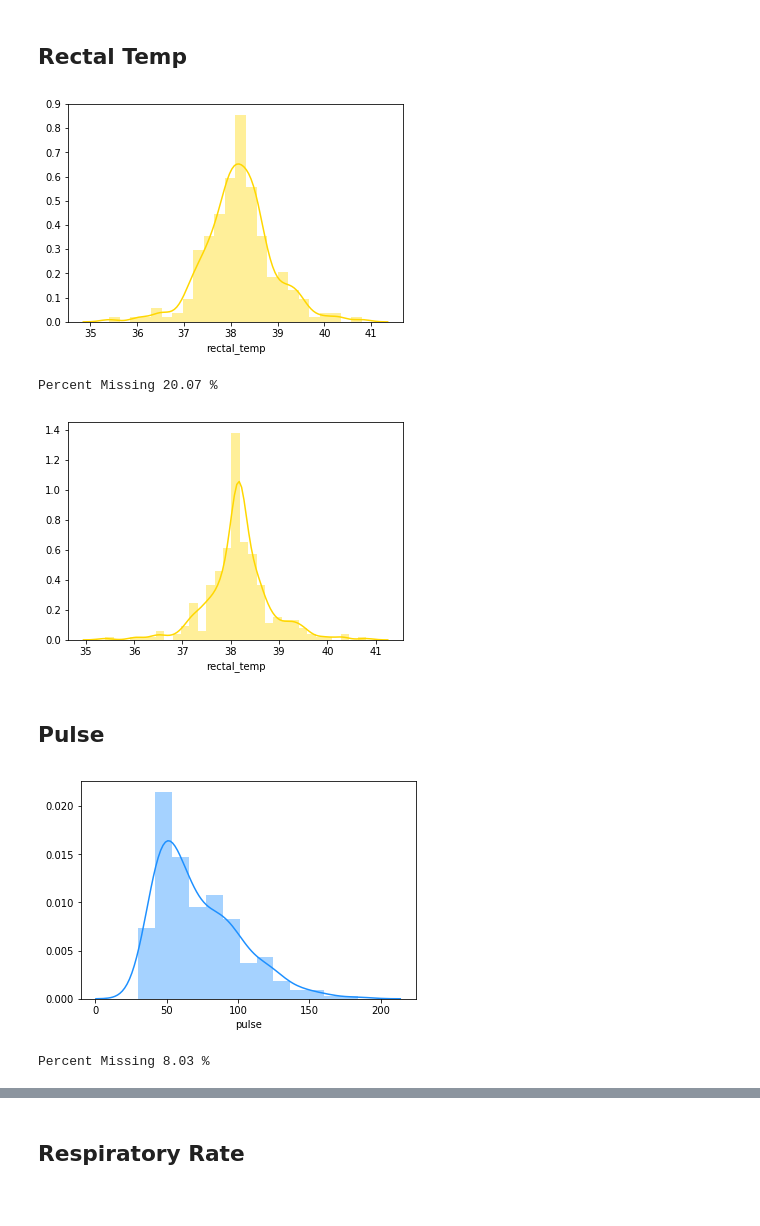
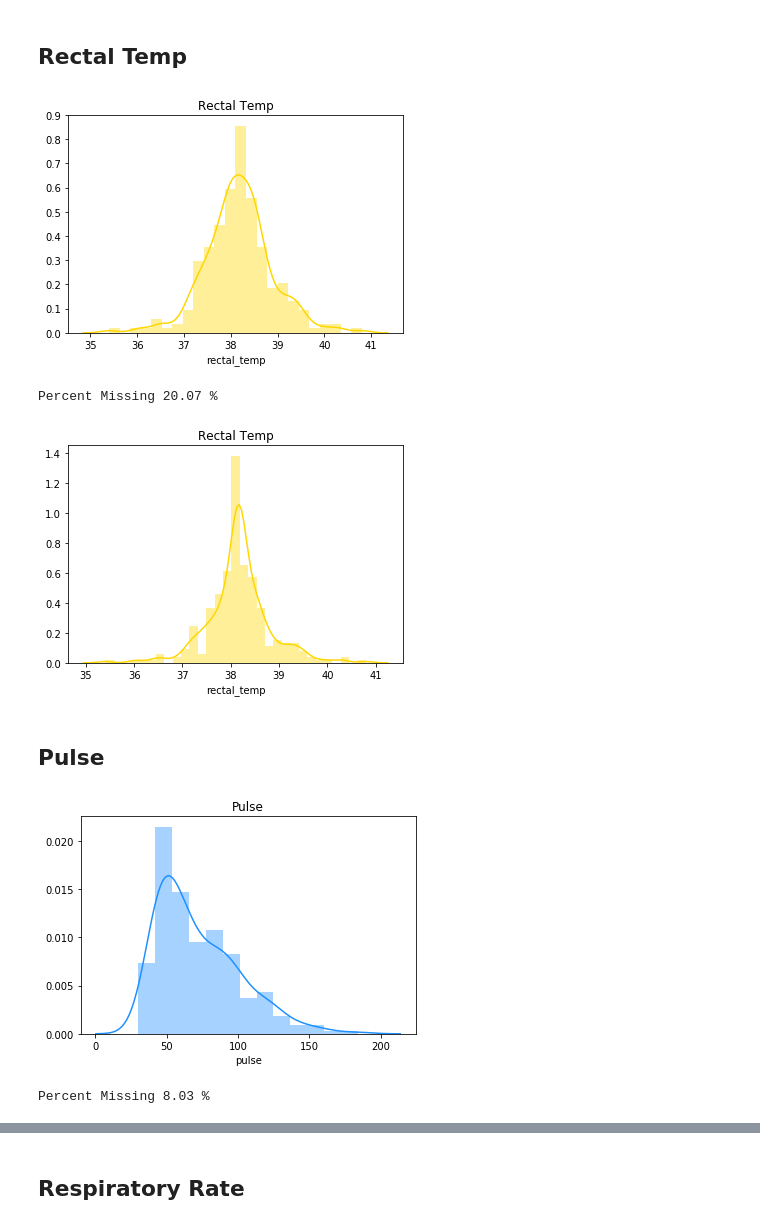
Before and after one commit to smaillie/SampleWork, a Jupyter notebook: Horse_Colic_Death_Prediction.ipynb, the cells around one changed output, grey strips where cells are left out. Cells and saved outputs as stored; diff of their text form; code cells hidden in the pictures.

```diff
--- a/Horse_Colic_Death_Prediction.ipynb
+++ b/Horse_Colic_Death_Prediction.ipynb
@@ -118,31 +118,37 @@ dtype: int64
 ## Rectal Temp
 # %%
 sns.distplot(horse["rectal_temp"].loc[~horse["rectal_temp"].isnull()], color = "gold")
+plt.title("Rectal Temp")
+#plt.savefig('rt1.png')
 plt.show()
 missing = (horse["rectal_temp"].isnull().sum())/len(horse["rectal_temp"])
 missing = missing*100
 missing = round(missing, 2)
 print("Percent Missing {} %" .format(missing))
 # %% [output]
-[figure, old version]
+[figure, new version]
 Percent Missing 20.07 %
 # %%
 horse["rectal_temp"]=horse["rectal_temp"].fillna(horse["rectal_temp"].mean())
 sns.distplot(horse["rectal_temp"], color = "gold")
+plt.title("Rectal Temp")
+#plt.savefig('rt2.png')
 plt.show()
 # %% [output]
-[figure, old version]
+[figure, new version]
 # %% [markdown]
 ## Pulse
 # %%
 sns.distplot(horse["pulse"].loc[~horse["pulse"].isnull()], color = "dodgerblue")
+plt.title("Pulse")
+#plt.savefig('p1.png')
 plt.show()
 missing = (horse["pulse"].isnull().sum())/len(horse["pulse"])
 missing = missing*100
 missing = round(missing, 2)
 print("Percent Missing {} %" .format(missing))
 # %% [output]
-[figure, old version]
+[figure, new version]
 Percent Missing 8.03 %
 # %%
 horse["pulse"]=horse["pulse"].fillna(horse["pulse"].median())
```
Also changed, not shown: parts of 28 cells of this notebook.
